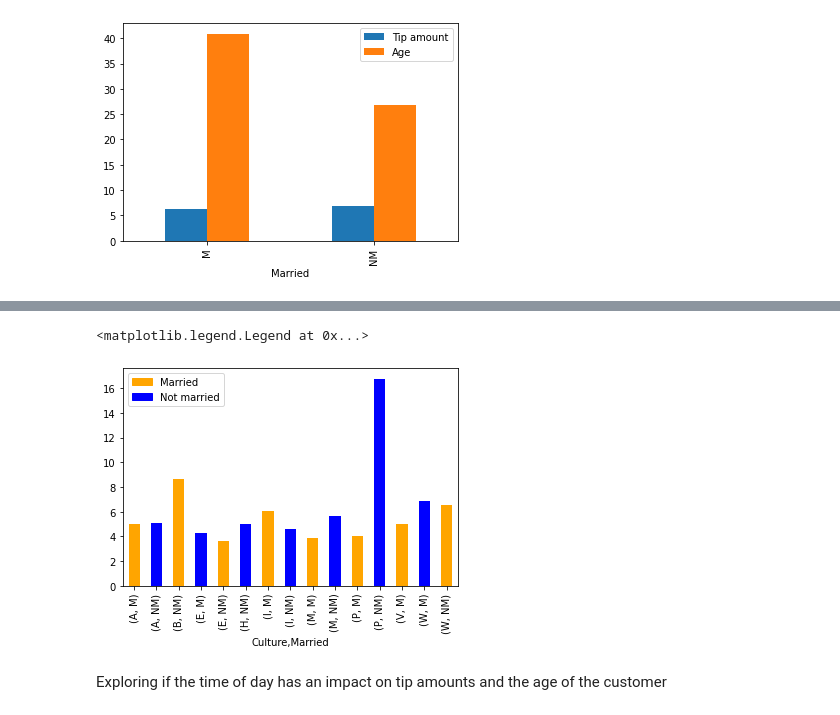
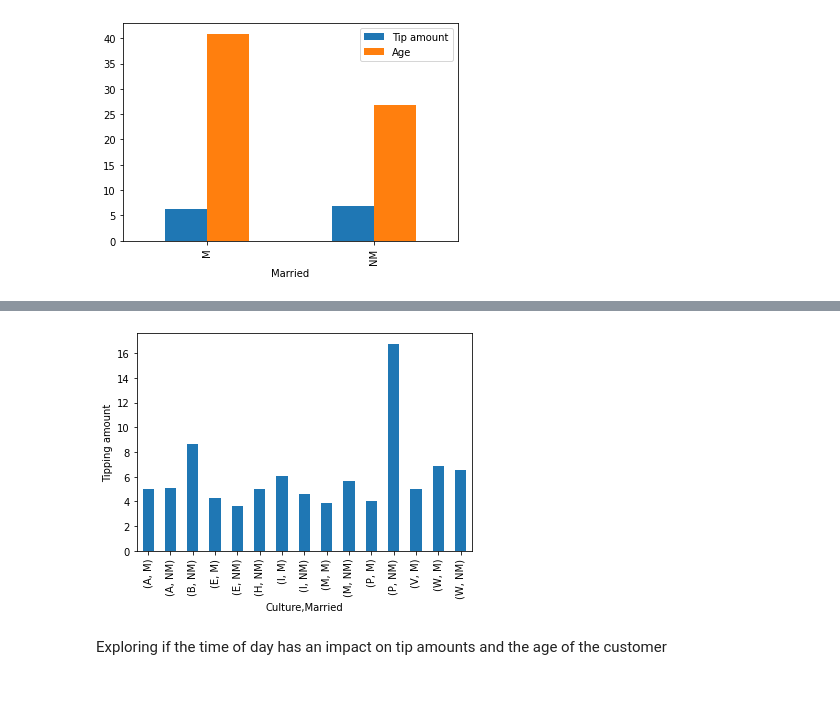
Before and after one commit to AndreasPB/aa-mandatory1, a Jupyter notebook: src/haircut_plots.ipynb, the cells around one changed output, grey strips where cells are left out. Drawn from its saved outputs; the diff is of its cells as text; code cells hidden in the pictures.

```diff
--- a/src/haircut_plots.ipynb
+++ b/src/haircut_plots.ipynb
@@ -50,13 +51,11 @@ Exploring if culture has an impact on tip amounts
-# %%
-df.groupby(["Culture", "Married"])["Tip amount"].mean().plot.bar(
-    color=["orange", "blue"]
-)
-
-married_patch = mpatches.Patch(color="orange", label="Married")
-not_married_patch = mpatches.Patch(color="blue", label="Not married")
-plt.legend(handles=[married_patch, not_married_patch])
-# %% [output]
-<matplotlib.legend.Legend at 0x...>
-[figure, removed]
+# %%
+# If dividing into colours, remember the you cannot use everyother coloumn(missing values)
+df.groupby(["Culture", "Married"])["Tip amount"].mean().plot.bar().set_ylabel(
+    "Tipping amount"
+)
+
+plt.savefig("culture_impact.pdf", bbox_inches="tight")
+# %% [output]
+[figure, added]
 # %% [markdown]
-Exploring if the time of day has an impact on tip amounts and the age of the customer
+ Exploring if the time of day has an impact on tip amounts and the age of the customer
```
Also changed, not shown: parts of 8 cells of this notebook, 4 other files.
